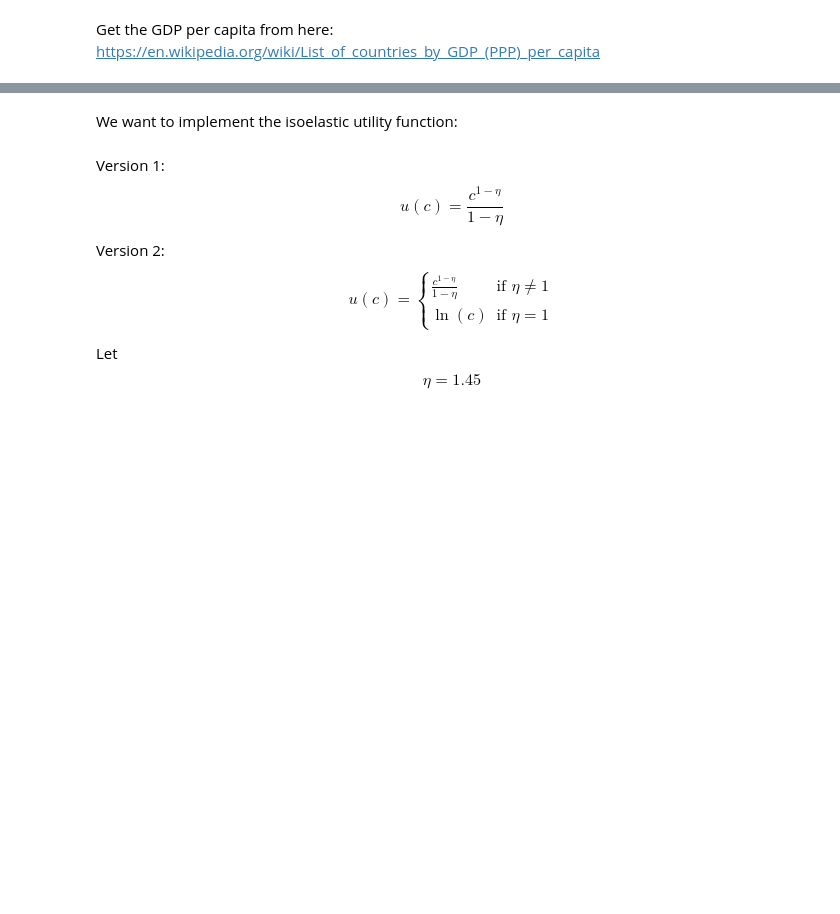
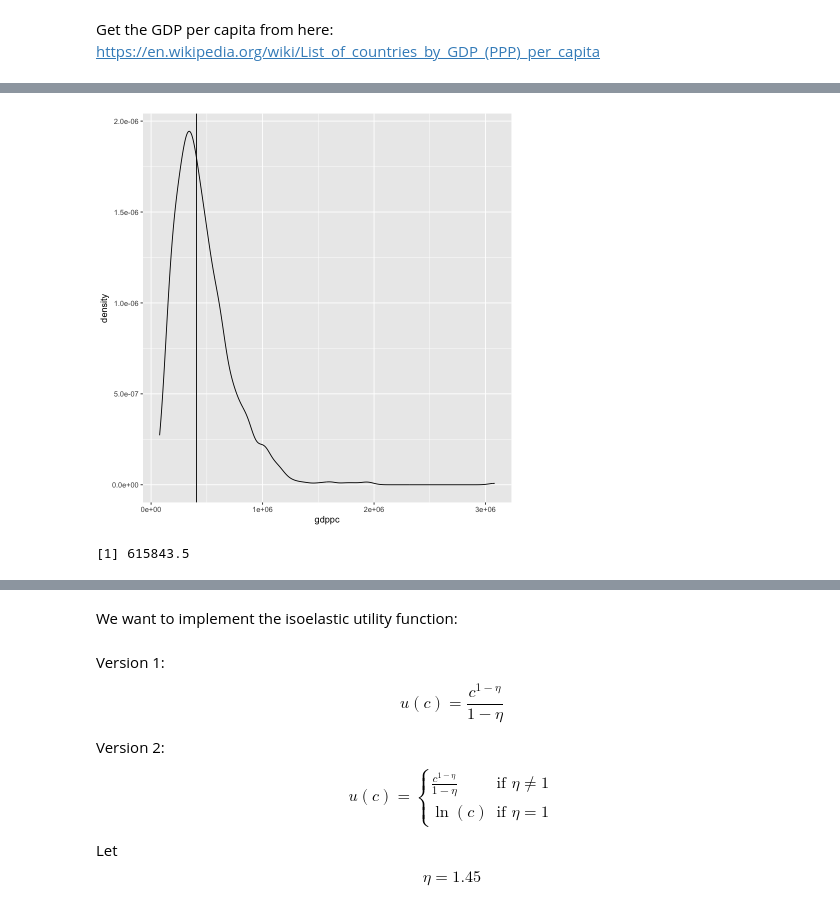
Before and after one commit to jrising/ccecon2025, a Jupyter notebook: Week 3 - Growth Damages.ipynb, the cells around one changed output, grey strips where cells are left out. Cells and saved outputs as stored; diff of their text form; code cells hidden in the pictures; blank space fills up the shorter version.

```diff
--- a/Week 3 - Growth Damages.ipynb
+++ b/Week 3 - Growth Damages.ipynb
@@ -20,7 +22,7 @@ Select the country, click on Country Insights, then change "Emission Scenario" t
 
 Collect the historical and end of century temperatures.
 # %%
-temp0 = ...
-temp1 = ...
+temp0 = 13
+temp1 = 18.1
 # %%
 beta[1] * (temp1 - temp0) + beta[2] * (temp1^2 - temp0^2)
@@ -34,4 +62,4 @@ ggplot(df, aes(year, growth)) + geom_line()
 Get the GDP per capita growth rate for your country from here:
 https://en.wikipedia.org/wiki/List_of_countries_by_real_GDP_per_capita_growth
 # %%
-baseline = ...
+baseline = 2.0 / 100
@@ -43,7 +113,7 @@ ggplot(df, aes(year, total)) + geom_line()
 Get the GDP per capita from here:
 https://en.wikipedia.org/wiki/List_of_countries_by_GDP_(PPP)_per_capita
 # %%
-gdppc0 = ...
+gdppc0 = 81695
 # %%
 df$gdppc = df$total * gdppc0
 # %%
@@ -71,6 +191,13 @@ df$gdppc[df$year == 2100]
 # %%
-ggplot(subset(allmc, year == 2100), aes(gdppc)) + geom_density() + geom_vline(xintercept=df$gdppc[df$year == 2100])
+ggplot(subset(allmc, year == 2100), aes(gdppc)) +
+  geom_density() + geom_vline(xintercept=df$gdppc[df$year == 2100])
+# %% [output]
+[figure, added]
 # %%
 nocc = gdppc0 * exp(baseline * 101)
+# %%
+nocc
+# %% [output]
+[1] 615843.5
 # %%
 ggplot(subset(allmc, year == 2100), aes(gdppc)) +
```
Also changed, not shown: parts of 26 cells of this notebook, 2 other files.
